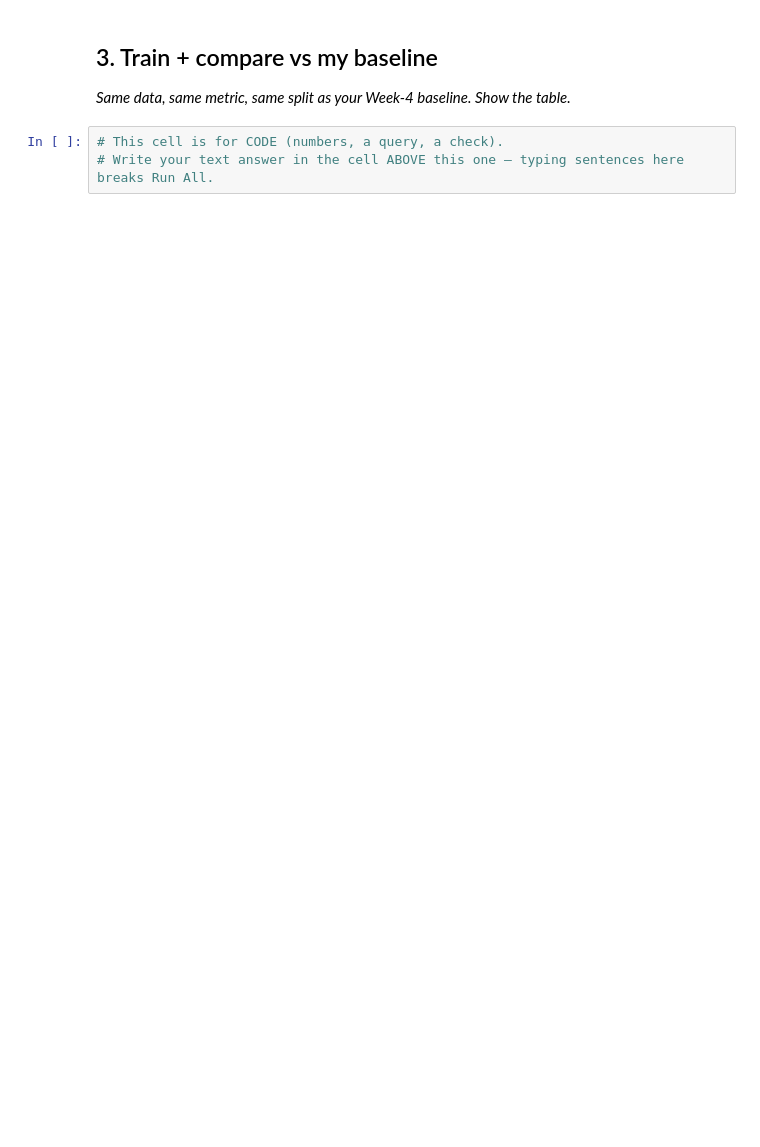
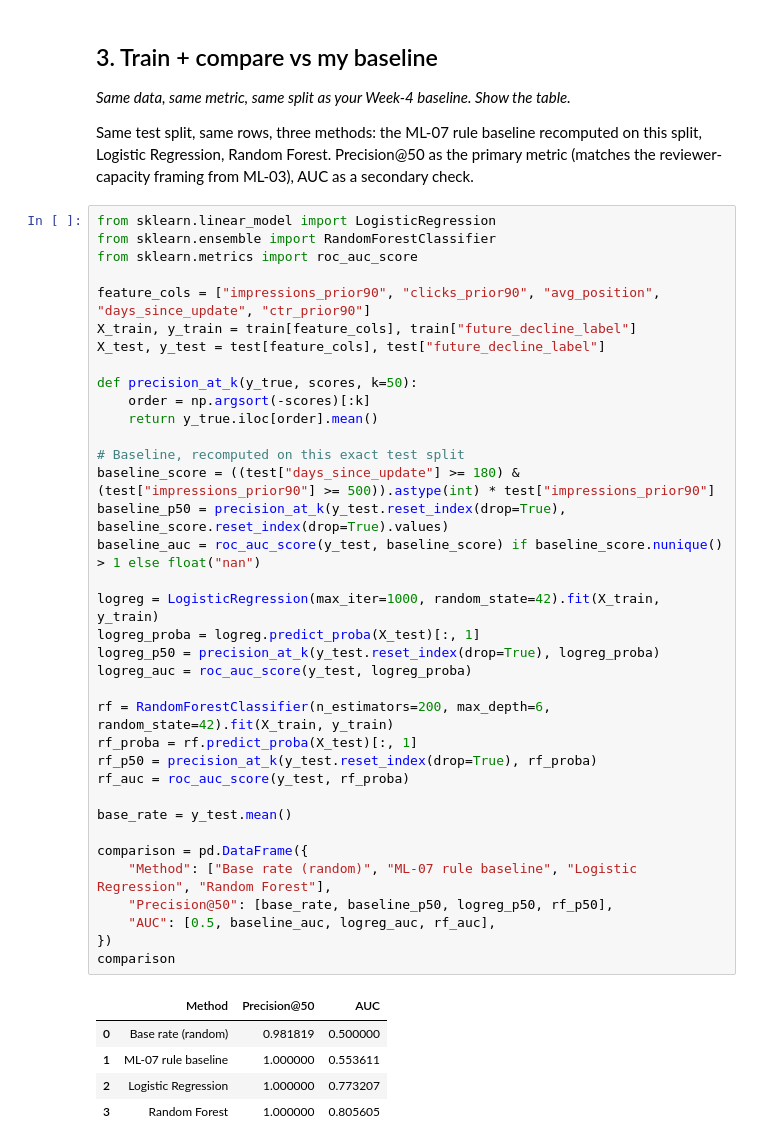
Before and after one commit to tushar-sharma001/Flyrank-Ml-Internship, a Jupyter notebook: work/notebooks/w05_model.ipynb, the cells around one changed output. Drawn from its saved outputs; the diff is of its cells as text; blank space fills up the shorter version.

```diff
--- a/work/notebooks/w05_model.ipynb
+++ b/work/notebooks/w05_model.ipynb
@@ -24,9 +107,52 @@ This skeleton is yours to fill. Work the sections **in order** — each one has
 ## 3. Train + compare vs my baseline
 
 *Same data, same metric, same split as your Week-4 baseline. Show the table.*
+
+Same test split, same rows, three methods: the ML-07 rule baseline recomputed on
+this split, Logistic Regression, Random Forest. Precision@50 as the primary metric
+(matches the reviewer-capacity framing from ML-03), AUC as a secondary check.
-# %%
-# This cell is for CODE (numbers, a query, a check).
-# Write your text answer in the cell ABOVE this one — typing sentences here breaks Run All.
+# %%
+from sklearn.linear_model import LogisticRegression
+from sklearn.ensemble import RandomForestClassifier
+from sklearn.metrics import roc_auc_score
+
+feature_cols = ["impressions_prior90", "clicks_prior90", "avg_position", "days_since_update", "ctr_prior90"]
+X_train, y_train = train[feature_cols], train["future_decline_label"]
+X_test, y_test = test[feature_cols], test["future_decline_label"]
+
+def precision_at_k(y_true, scores, k=50):
+    order = np.argsort(-scores)[:k]
+    return y_true.iloc[order].mean()
+
+# Baseline, recomputed on this exact test split
+baseline_score = ((test["days_since_update"] >= 180) & (test["impressions_prior90"] >= 500)).astype(int) * test["impressions_prior90"]
+baseline_p50 = precision_at_k(y_test.reset_index(drop=True), baseline_score.reset_index(drop=True).values)
+baseline_auc = roc_auc_score(y_test, baseline_score) if baseline_score.nunique() > 1 else float("nan")
+
+logreg = LogisticRegression(max_iter=1000, random_state=42).fit(X_train, y_train)
+logreg_proba = logreg.predict_proba(X_test)[:, 1]
+logreg_p50 = precision_at_k(y_test.reset_index(drop=True), logreg_proba)
+logreg_auc = roc_auc_score(y_test, logreg_proba)
+
+rf = RandomForestClassifier(n_estimators=200, max_depth=6, random_state=42).fit(X_train, y_train)
+rf_proba = rf.predict_proba(X_test)[:, 1]
+rf_p50 = precision_at_k(y_test.reset_index(drop=True), rf_proba)
+rf_auc = roc_auc_score(y_test, rf_proba)
+
+base_rate = y_test.mean()
+
+comparison = pd.DataFrame({
+    "Method": ["Base rate (random)", "ML-07 rule baseline", "Logistic Regression", "Random Forest"],
+    "Precision@50": [base_rate, baseline_p50, logreg_p50, rf_p50],
+    "AUC": [0.5, baseline_auc, logreg_auc, rf_auc],
+})
+comparison
+# %% [output]
+|  | Method | Precision@50 | AUC |
+| 0 | Base rate (random) | 0.981819 | 0.500000 |
+| 1 | ML-07 rule baseline | 1.000000 | 0.553611 |
+| 2 | Logistic Regression | 1.000000 | 0.773207 |
+| 3 | Random Forest | 1.000000 | 0.805605 |
 # %% [markdown]
 ## 4. Errors and interpretation
 
```
Also changed, not shown: parts of 13 cells of this notebook.
